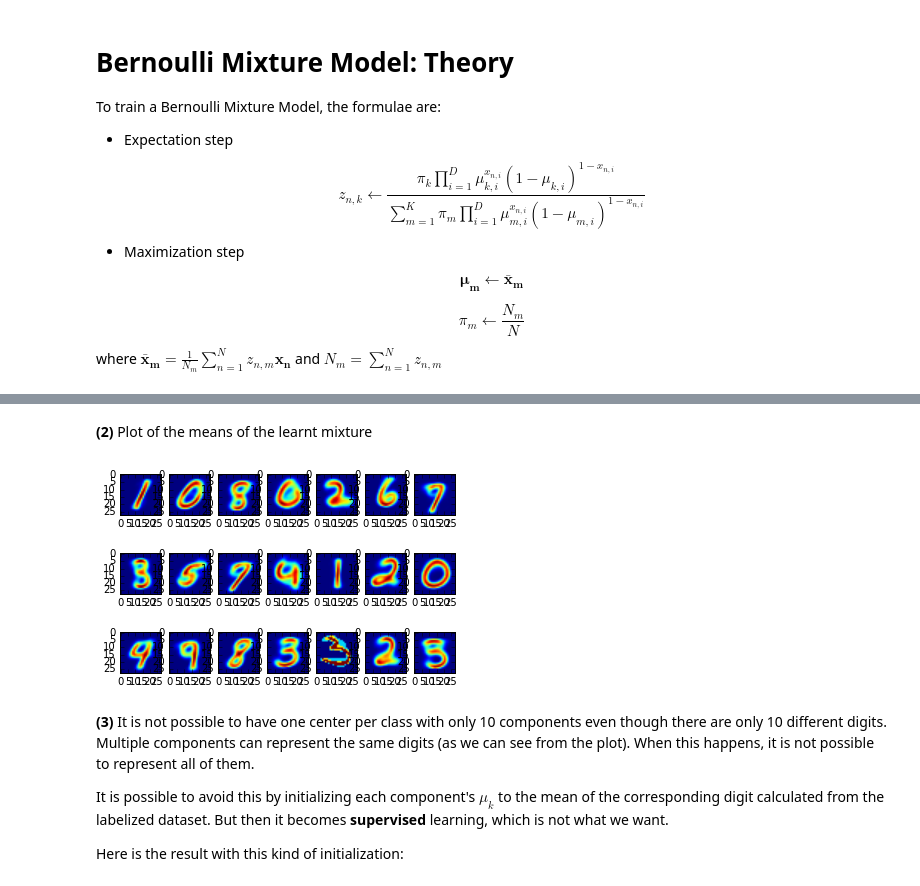
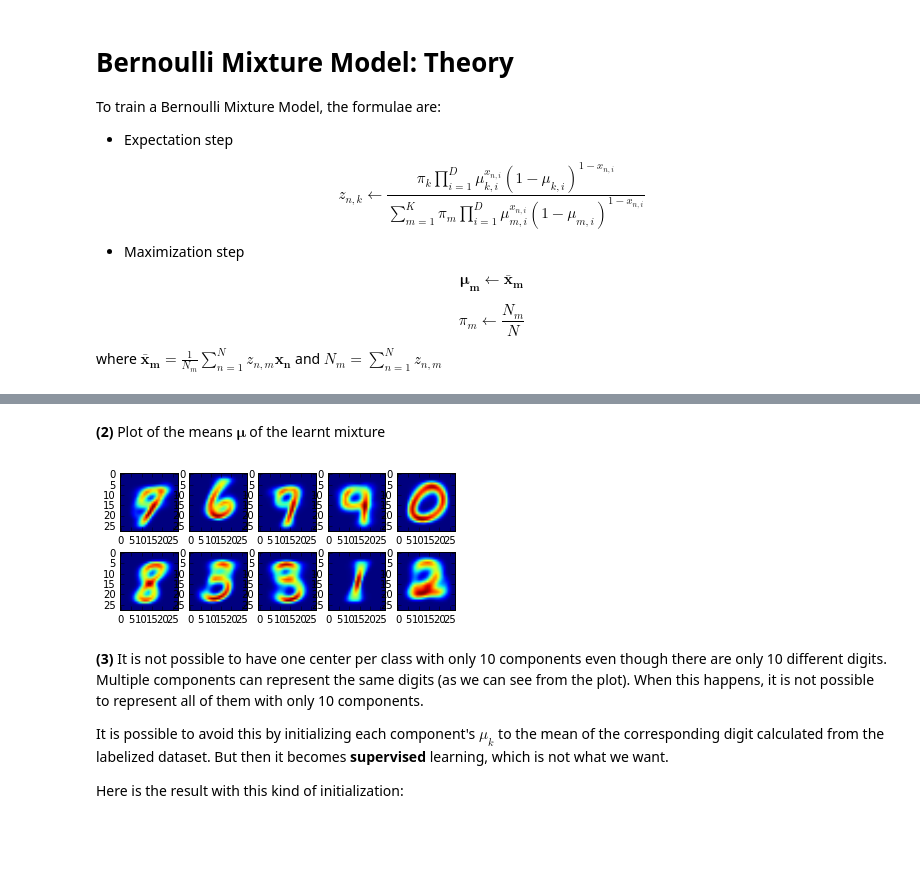
Before and after one commit to choucavalier/mnist-em-bmm-gmm, a Jupyter notebook: answers.ipynb, the cells around one changed output, grey strips where cells are left out. Saved outputs shown, nothing was run; the diff lists cells and outputs as text; code cells hidden in the pictures; blank space fills up the shorter version.

```diff
--- a/answers.ipynb
+++ b/answers.ipynb
@@ -22,7 +24,7 @@ where $\mathbf{\bar{x}_m} = \frac{1}{N_m} \sum_{n = 1}^N z_{n, m} \mathbf{x_n}$
 # settings
 
 data_path = '/home/data/ml/mnist'
-k = 21
+k = 10
 # %%
 %matplotlib inline
 
@@ -60,17 +54,11 @@ iteration 10 - llk = -2228.861254228615
 # %% [markdown]
-**(2)** Plot of the means of the learnt mixture
+**(2)** Plot of the means $\mathbf{\mu}$ of the learnt mixture
-# %%
-# plotting the means of the learnt mixture
-
-fig = plt.figure()
-
-for k in range(model.k):
-    plt.subplot(3, 7, k + 1)
-    plt.imshow(model.plot_mu(k))
-# %% [output]
-[figure, removed]
+# %%
+model.plot_mu()
+# %% [output]
+[figure, added]
 # %% [markdown]
-**(3)** It is not possible to have one center per class with only 10 components even though there are only 10 different digits. Multiple components can represent the same digits (as we can see from the plot). When this happens, it is not possible to represent all of them.
+**(3)** It is not possible to have one center per class with only 10 components even though there are only 10 different digits. Multiple components can represent the same digits (as we can see from the plot). When this happens, it is not possible to represent all of them with only 10 components.
 
 It is possible to avoid this by initializing each component's $\mu_k$ to the mean of the corresponding digit calculated from the labelized dataset. But then it becomes **supervised** learning, which is not what we want.
 
```
Also changed, not shown: parts of 11 cells of this notebook, 2 other files.
